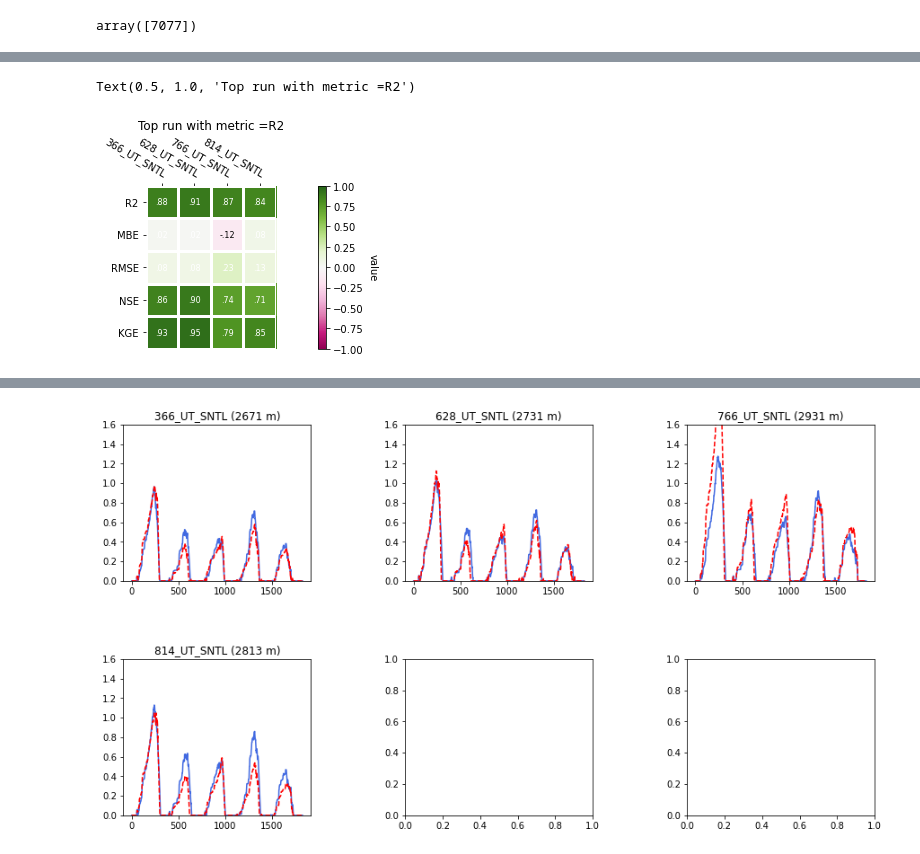
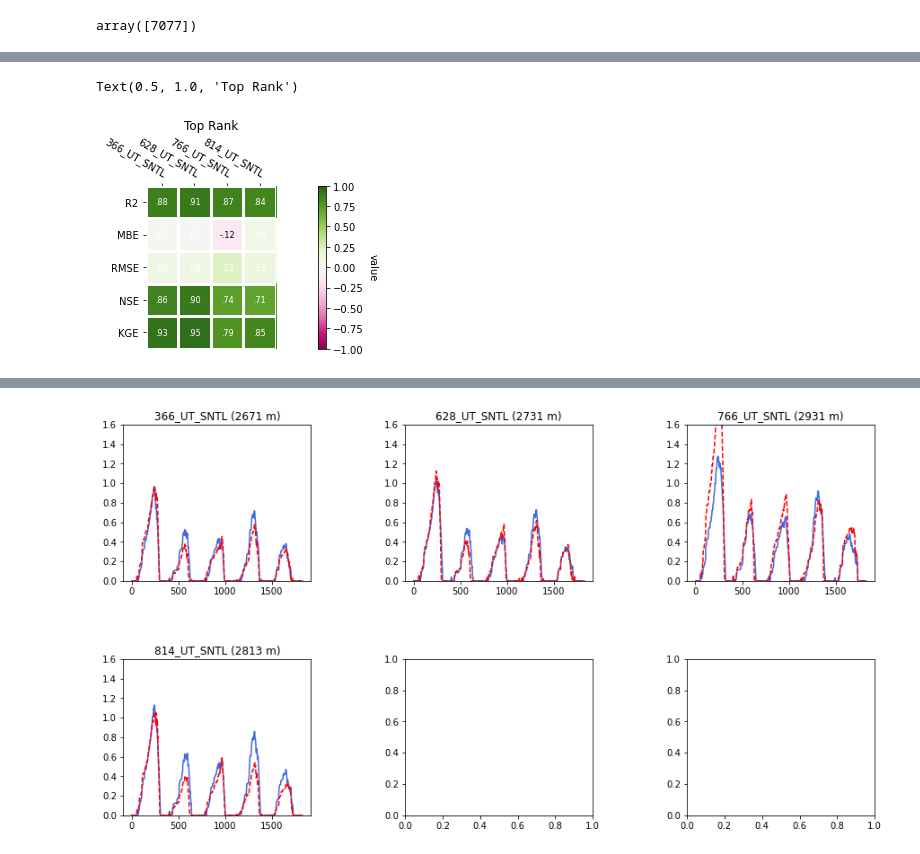
Before and after one commit to snowmodel-tools/calibration_python, a Jupyter notebook: Calibration_postprocess.ipynb, the cells around one changed output, grey strips where cells are left out. Saved outputs shown, nothing was run; the diff lists cells and outputs as text; code cells hidden in the pictures.

```diff
--- a/Calibration_postprocess.ipynb
+++ b/Calibration_postprocess.ipynb
@@ -626,11 +485,11 @@ toprank
 # %%
 fig, ((ax)) = plt.subplots(1, 1, figsize=(15,3))
 
 # Replicate the above example with a different font size and colormap.
 im, cbar = heatmap(data.cal_metrics[top_params[0],:,:], Metrics, Stations, ax=ax,
                    cmap="PiYG", cbarlabel="value")
 annotate_heatmap(im, valfmt=matplotlib.ticker.FuncFormatter(func), size=8)
-ax.set_title('Top run with metric ='+Metrics[0])
+ax.set_title('Top Rank')
 # %% [output]
-Text(0.5, 1.0, 'Top run with metric =R2')
+Text(0.5, 1.0, 'Top Rank')
-[figure, old version]
+[figure, new version]
```
Also changed, not shown: parts of 19 cells of this notebook.
